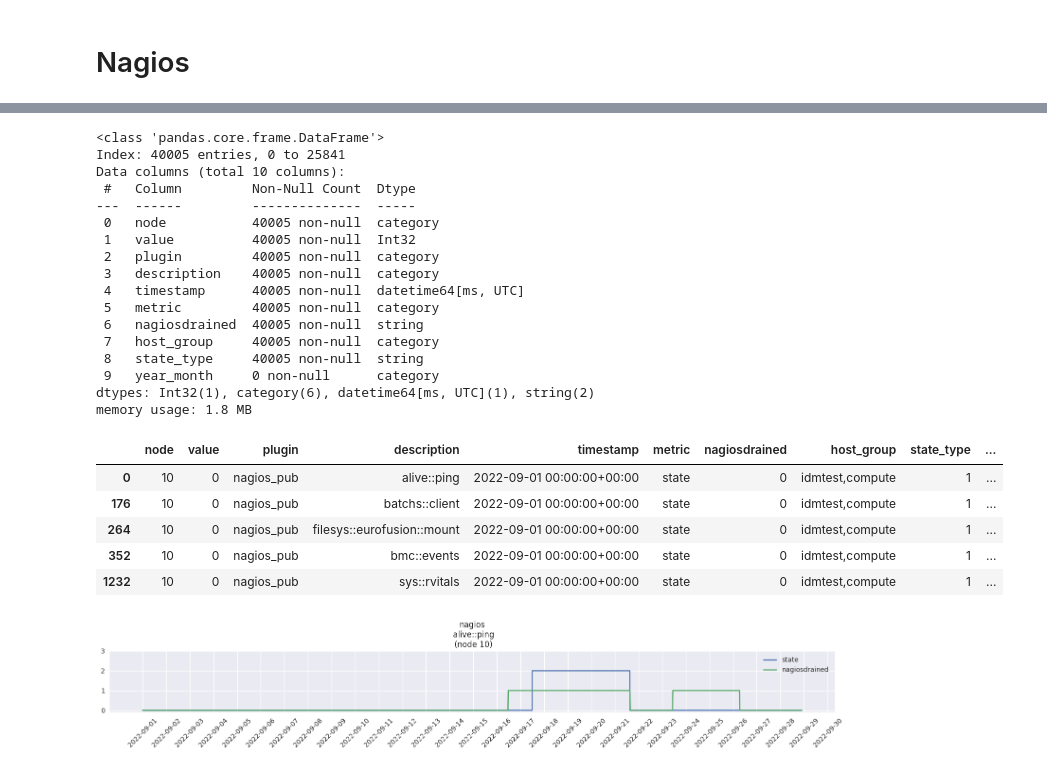
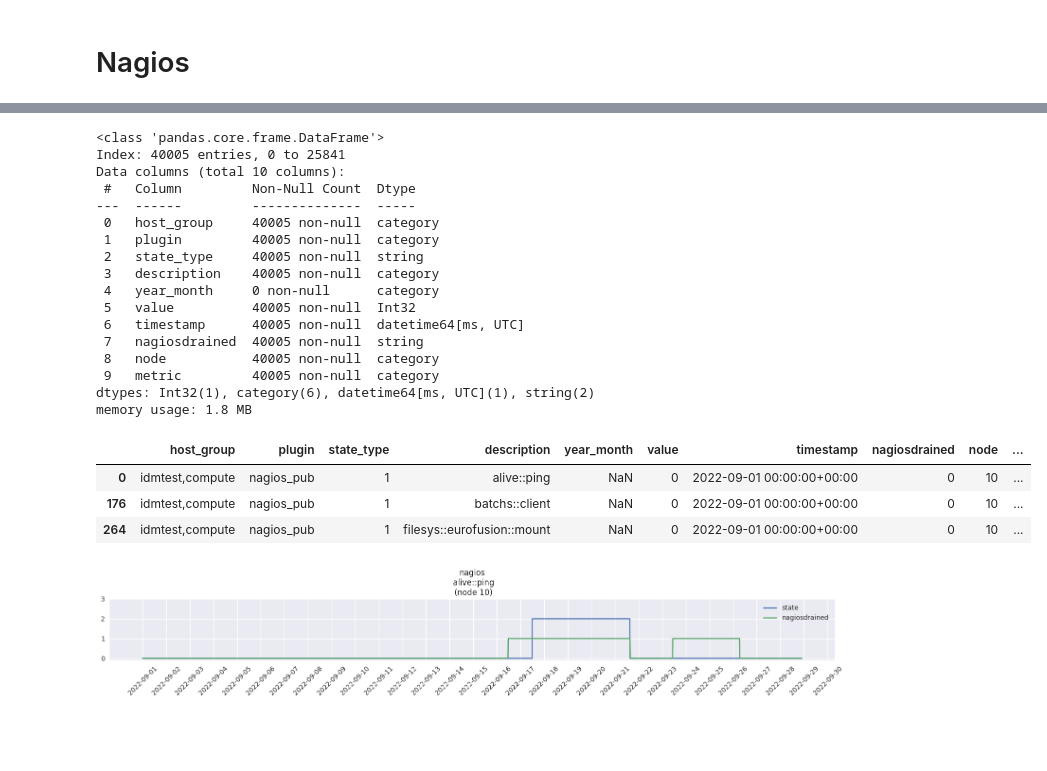
Before and after one commit to RiccardoEvangelisti/Anomaly-Detection, a Jupyter notebook: Data_Visualization.ipynb, the cells around one changed output, grey strips where cells are left out. Cells and saved outputs as stored; diff of their text form; code cells hidden in the pictures; blank space fills up the shorter version.

```diff
--- a/Data_Visualization.ipynb
+++ b/Data_Visualization.ipynb
@@ -3,20 +3,31 @@
 # %%
+import os
 from query_tool import M100DataClient
 import pandas as pd
 import matplotlib.pyplot as plt
 from datetime import datetime
 import calendar
+from datetime import timedelta
 
 plt.style.use("seaborn-v0_8")
 
+DATASET_FOLDER = "./dataset/"
+DATASET_FOLDER_ORIGINAL = DATASET_FOLDER + "original/"
+DATASET_FOLDER_REBUILD = DATASET_FOLDER + "rebuild/"
+
 DISPLAY_GRAPHS = True
 
-date_dataset = datetime(2022, 9, 1)
+YEAR = 2022
+MONTH = 9
 
-dataset_path = "./dataset/22-09/year_month=" + date_dataset.strftime("%y-%m")
-client = M100DataClient(dataset_path)
+date_dataset = datetime(YEAR, MONTH, 1)
 
-# Available plugins
-plugins = list(client.metrics_per_plugin.keys())
-print(plugins)
+dataset_rebuild_path = DATASET_FOLDER_REBUILD + date_dataset.strftime("%y-%m")
+os.makedirs(dataset_rebuild_path, exist_ok=True)
+
+
+dataset_path = (
+    DATASET_FOLDER_ORIGINAL + date_dataset.strftime("%y-%m") + "/year_month=" + date_dataset.strftime("%y-%m")
+)
+dataset_path
 # %% [output]
@@ -139,4 +149,4 @@ display(
 # 1002	5334
 # %%
 # good examples: 10, 38, 335
-node_selected = "10"
+NODE_SELECTED = "10"
@@ -154,30 +170,28 @@ NOT NUMERICAL METRICS: []
 # %%
-df_nagios = client.query_plugins(plugins="nagios", node=node_selected).sort_values(by="timestamp", ascending=True)
+df_nagios = client.query_plugins(plugins="nagios", node=NODE_SELECTED).sort_values(by="timestamp", ascending=True)
 
 df_nagios.info()
-display(df_nagios.head(5))
+display(df_nagios.head(3))
 # %% [output]
 <class 'pandas.core.frame.DataFrame'>
 Index: 40005 entries, 0 to 25841
 Data columns (total 10 columns):
  #   Column         Non-Null Count  Dtype
 ---  ------         --------------  -----
- 0   node           40005 non-null  category
- 1   value          40005 non-null  Int32
- 2   plugin         40005 non-null  category
+ 0   host_group     40005 non-null  category
+ 1   plugin         40005 non-null  category
+ 2   state_type     40005 non-null  string
  3   description    40005 non-null  category
- 4   timestamp      40005 non-null  datetime64[ms, UTC]
- 5   metric         40005 non-null  category
- 6   nagiosdrained  40005 non-null  string
- 7   host_group     40005 non-null  category
- 8   state_type     40005 non-null  string
- 9   year_month     0 non-null      category
+ 4   year_month     0 non-null      category
+ 5   value          40005 non-null  Int32
+ 6   timestamp      40005 non-null  datetime64[ms, UTC]
+ 7   nagiosdrained  40005 non-null  string
+ 8   node           40005 non-null  category
+ 9   metric         40005 non-null  category
 dtypes: Int32(1), category(6), datetime64[ms, UTC](1), string(2)
 memory usage: 1.8 MB
-|  | node | value | plugin | description | timestamp | metric | nagiosdrained | host_group | state_type | ... |
-| 0 | 10 | 0 | nagios_pub | alive::ping | 2022-09-01 00:00:00+00:00 | state | 0 | idmtest,compute | 1 | ... |
-| 176 | 10 | 0 | nagios_pub | batchs::client | 2022-09-01 00:00:00+00:00 | state | 0 | idmtest,compute | 1 | ... |
-| 264 | 10 | 0 | nagios_pub | filesys::eurofusion::mount | 2022-09-01 00:00:00+00:00 | state | 0 | idmtest,compute | 1 | ... |
-| 352 | 10 | 0 | nagios_pub | bmc::events | 2022-09-01 00:00:00+00:00 | state | 0 | idmtest,compute | 1 | ... |
-| 1232 | 10 | 0 | nagios_pub | sys::rvitals | 2022-09-01 00:00:00+00:00 | state | 0 | idmtest,compute | 1 | ... |
+|  | host_group | plugin | state_type | description | year_month | value | timestamp | nagiosdrained | node | ... |
+| 0 | idmtest,compute | nagios_pub | 1 | alive::ping | NaN | 0 | 2022-09-01 00:00:00+00:00 | 0 | 10 | ... |
+| 176 | idmtest,compute | nagios_pub | 1 | batchs::client | NaN | 0 | 2022-09-01 00:00:00+00:00 | 0 | 10 | ... |
+| 264 | idmtest,compute | nagios_pub | 1 | filesys::eurofusion::mount | NaN | 0 | 2022-09-01 00:00:00+00:00 | 0 | 10 | ... |
 # %%
```
Also changed, not shown: parts of 29 cells of this notebook, 4 other files.
